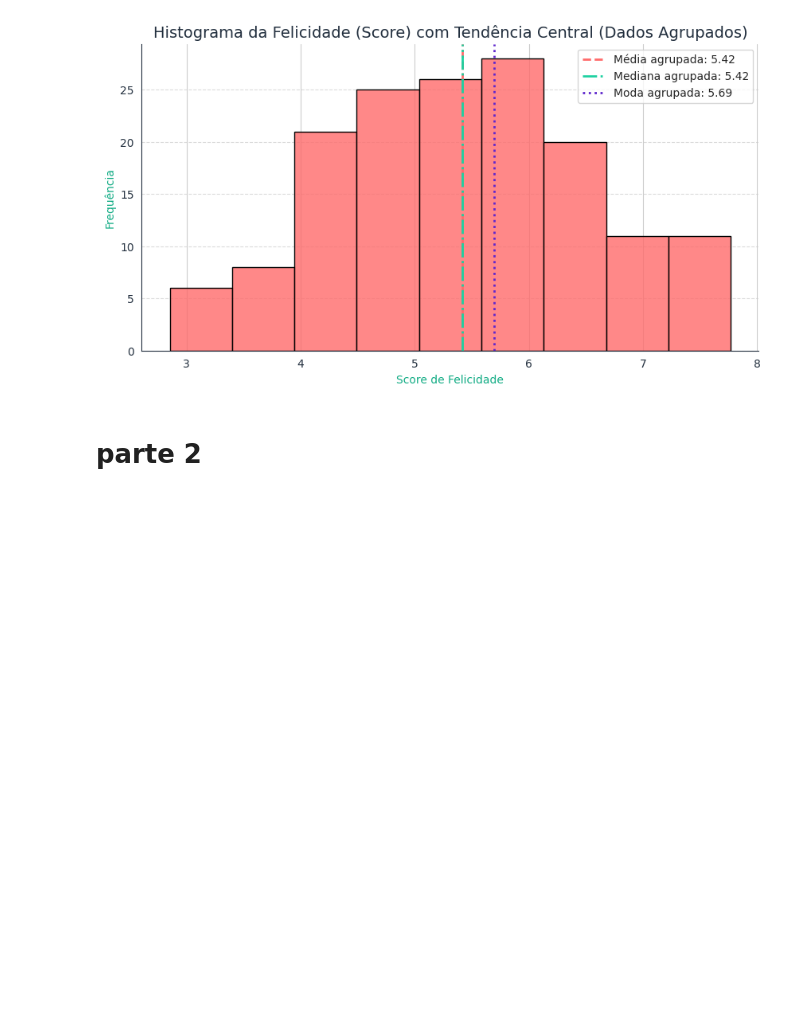
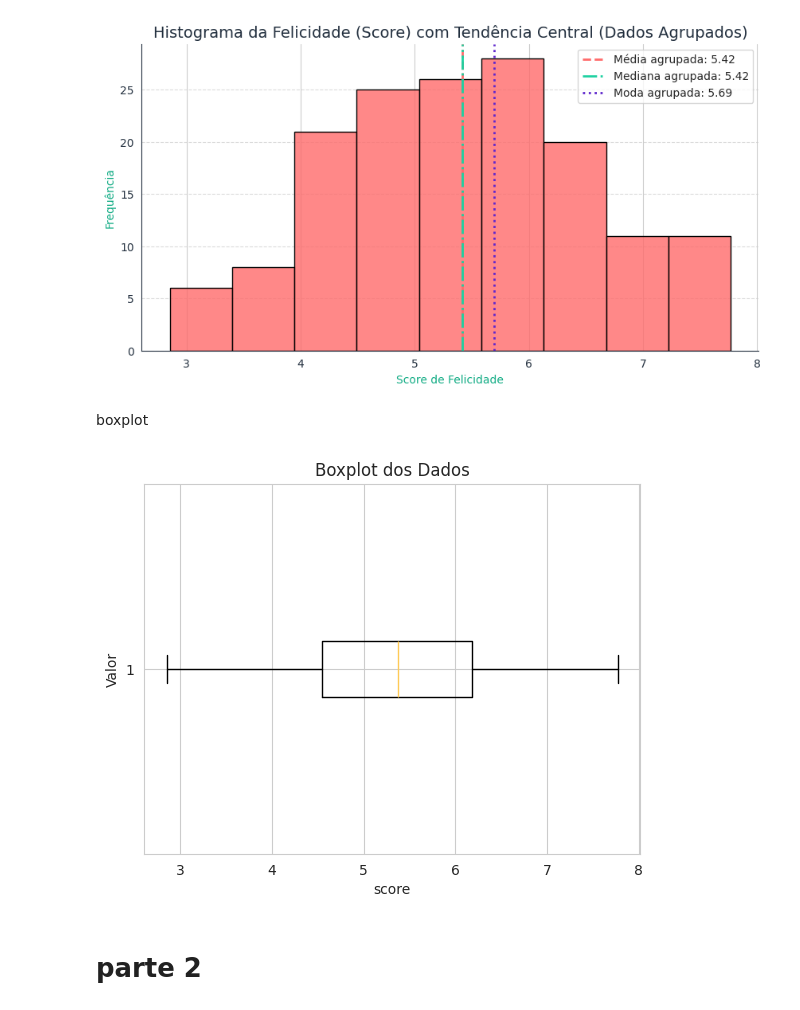
Before and after one commit to kevin-oliveira178/Felicidade_Mudial, a Jupyter notebook: Felicidade_mundial.ipynb, the cells around one changed output. Drawn from its saved outputs; the diff is of its cells as text; code cells hidden in the pictures; blank space fills up the shorter version.

Commit message:
adicionado seção do boxplot

```diff
--- a/Felicidade_mundial.ipynb
+++ b/Felicidade_mundial.ipynb
@@ -38,6 +34,7 @@ df = pd.read_csv(url)
 
 colunas = list(df.columns)
 # %%
+score = df["Score"]
 tercis = score.quantile([0.3333, 0.6667])
 tercil1 = tercis[0.3333]
 tercil2 = tercis[0.6667]
@@ -226,6 +223,39 @@ plt.gcf().set_facecolor(background_color)
 plt.show()
 # %% [output]
 [figure]
+# %% [markdown]
+boxplot
+# %%
+
+# determinando as medidas para o boxplot
+#min
+min = min(score)
+#max
+max = max(score)
+#q1
+q1 = score.quantile(0.25)
+#q2
+q2 = score.quantile(0.5)
+#q3
+q3 = score.quantile(0.75)
+# %%
+#gráfico propriamente dito
+plt.boxplot(score, vert = False)
+plt.title("Boxplot dos Dados")
+plt.ylabel("Valor")
+plt.xlabel("score")
+
+
+#valores dos quantis
+plt.text(q1, 1.1, f"Q1 = {q1}", ha='center', va='bottom', fontsize=10, color='blue')
+plt.text(q2, 1.2, f"Q2 = {q2}", ha='center', va='bottom', fontsize=10, color='green')
+plt.text(q3, 1.3, f"Q3 = {q3}", ha='center', va='bottom', fontsize=10, color='red')
+
+
+plt.grid(True)
+plt.show()
+# %% [output]
+[figure, added]
 # %% [markdown]
 # parte 2
 # %% [markdown]
```
Also changed, not shown: parts of 7 cells of this notebook.
